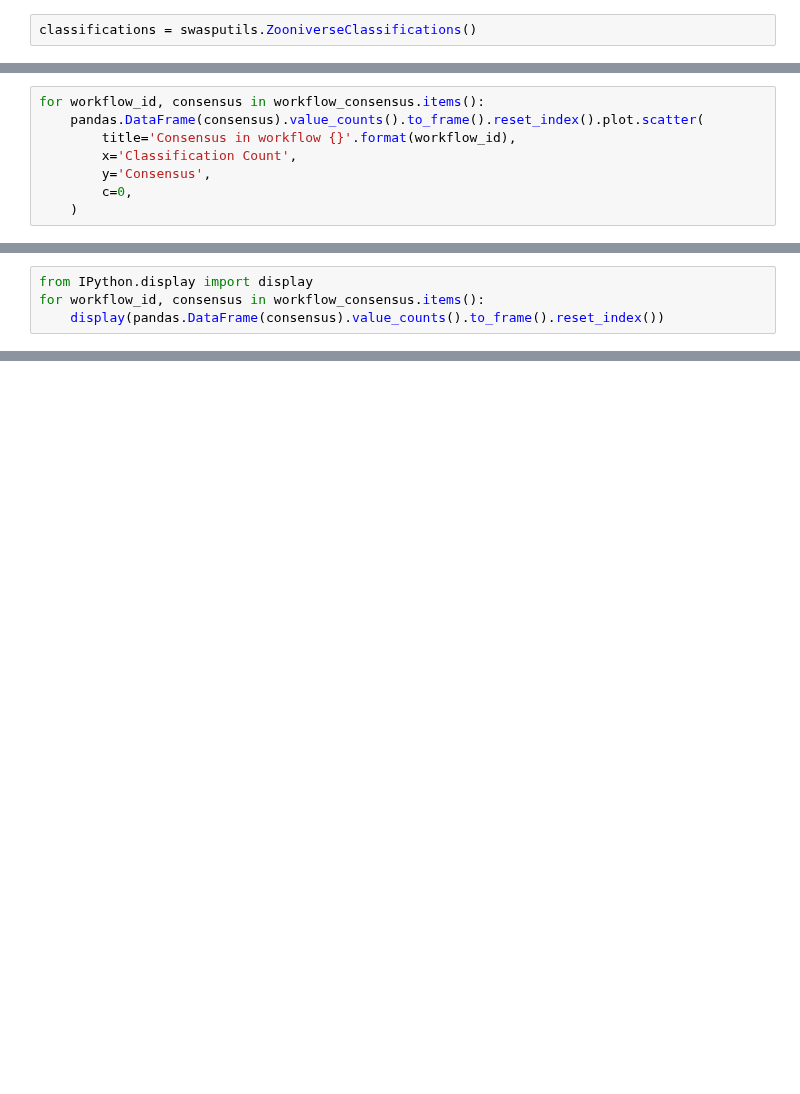
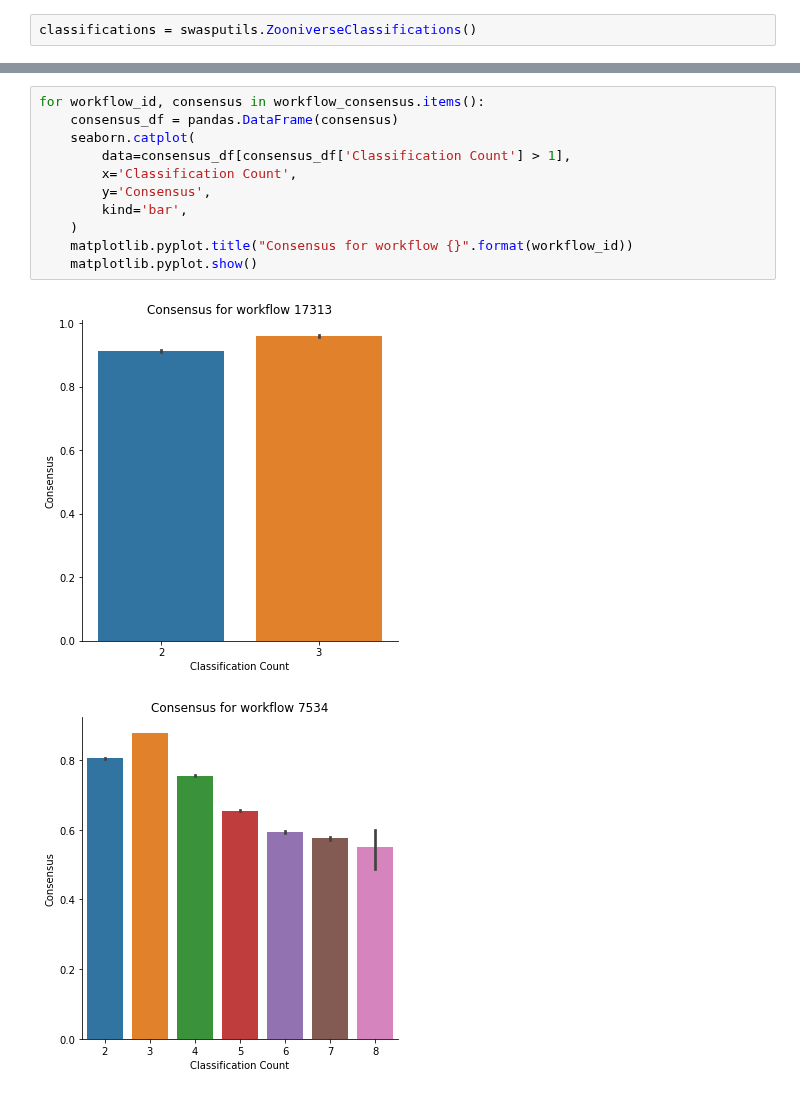
Before and after one commit to adammcmaster/superwasp-tools, a Jupyter notebook: zooniverse_consensus.ipynb, the cells around one changed output, grey strips where cells are left out. Cells and saved outputs as stored; diff of their text form; blank space fills up the shorter version.

```diff
--- a/zooniverse_consensus.ipynb
+++ b/zooniverse_consensus.ipynb
@@ -36,8 +46,0 @@ for workflow_id, consensus in workflow_consensus.items():
-# %%
-for workflow_id, consensus in workflow_consensus.items():
-    pandas.DataFrame(consensus).value_counts().to_frame().reset_index().plot.scatter(
-        title='Consensus in workflow {}'.format(workflow_id),
-        x='Classification Count',
-        y='Consensus',
-        c=0,
-    )
@@ -48,4 +46,0 @@ for workflow_id, consensus in workflow_consensus.items():
-# %%
-from IPython.display import display
-for workflow_id, consensus in workflow_consensus.items():
-    display(pandas.DataFrame(consensus).value_counts().to_frame().reset_index())
@@ -99,0 +47,14 @@ for workflow_id, consensus in workflow_consensus.items():
+# %%
+for workflow_id, consensus in workflow_consensus.items():
+    consensus_df = pandas.DataFrame(consensus)
+    seaborn.catplot(
+        data=consensus_df[consensus_df['Classification Count'] > 1],
+        x='Classification Count',
+        y='Consensus',
+        kind='bar',
+    )
+    matplotlib.pyplot.title("Consensus for workflow {}".format(workflow_id))
+    matplotlib.pyplot.show()
+# %% [output]
+[figure, added]
+[figure, added]
```
Also changed, not shown: parts of 8 cells of this notebook, 2 other files.
